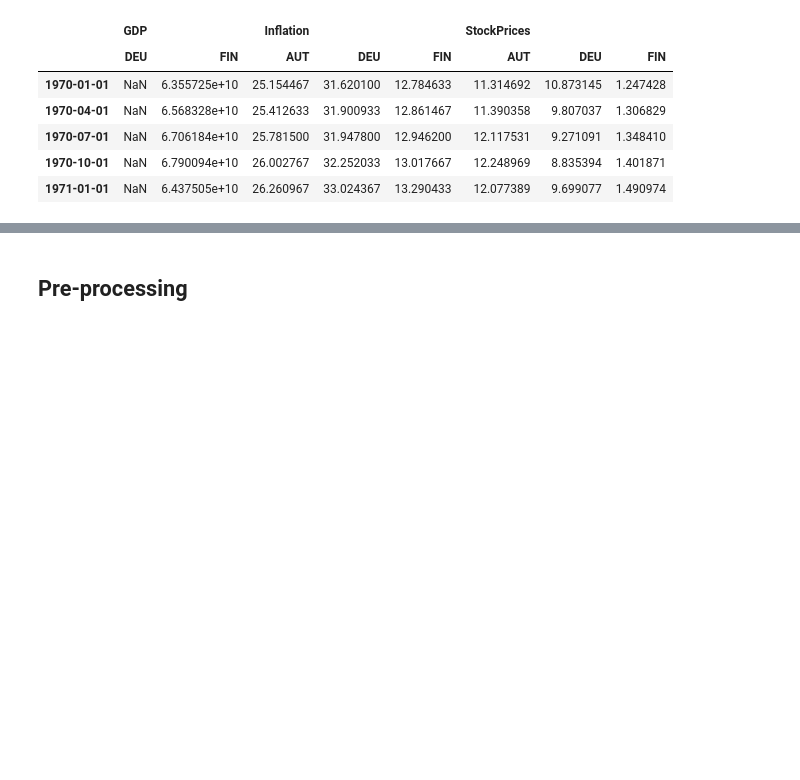
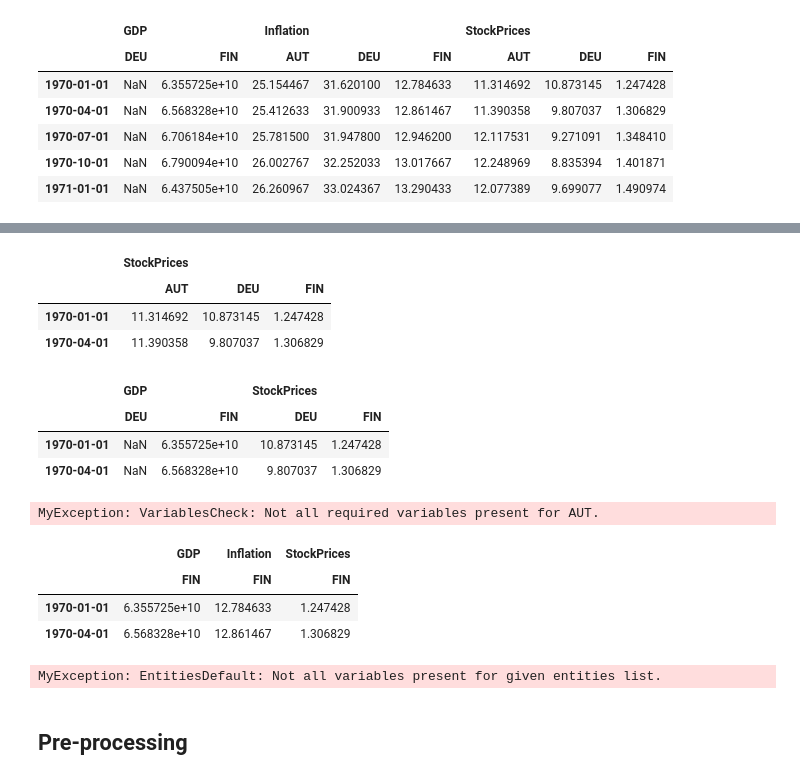
Before and after one commit to vvoutilainen/MTSDataModel, a Jupyter notebook: examples/sample_examples.ipynb, the cells around one changed output, grey strips where cells are left out. Saved outputs shown, nothing was run; the diff lists cells and outputs as text; code cells hidden in the pictures; blank space fills up the shorter version.

```diff
--- a/examples/sample_examples.ipynb
+++ b/examples/sample_examples.ipynb
@@ -35,3 +38,41 @@ df.head()
+# %%
+# Get variable StockPrices for entities AUT, DEU, and FIN
+do.GetVariables(['StockPrices']).head(2)
+# %% [output]
+|  | StockPrices |  |  |
+|  | AUT | DEU | FIN |
+| 1970-01-01 | 11.314692 | 10.873145 | 1.247428 |
+| 1970-04-01 | 11.390358 | 9.807037 | 1.306829 |
+# %%
+# Get variable StockPrices and GDP by implicitly selecting entities.
+# GDP not present for AUT, hence what will be returned are variables
+# for DEU and FIN only!
+do.GetVariables(['StockPrices','GDP']).head(2)
+# %% [output]
+|  | GDP |  | StockPrices |  |
+|  | DEU | FIN | DEU | FIN |
+| 1970-01-01 | NaN | 6.355725e+10 | 10.873145 | 1.247428 |
+| 1970-04-01 | NaN | 6.568328e+10 | 9.807037 | 1.306829 |
+# %%
+# When entity list is passed in explicitly, it is required that
+# inputted variables are present for all entities, If this is not
+# the case, an error will be thrown.
+do.GetVariables(['StockPrices','GDP'], entities=['FIN','AUT']).head(2)
+# %% [output]
+MyException: VariablesCheck: Not all required variables present for AUT.
+# %%
+# Variables only for FIN.
+do.GetVariables(['StockPrices','GDP','Inflation'], entities=['FIN']).head(2)
+# %% [output]
+|  | GDP | Inflation | StockPrices |
+|  | FIN | FIN | FIN |
+| 1970-01-01 | 6.355725e+10 | 12.784633 | 1.247428 |
+| 1970-04-01 | 6.568328e+10 | 12.861467 | 1.306829 |
+# %%
+# This will throw an error: variable Credit does not exist in data.
+do.GetVariables(['Credit'])
+# %% [output]
+MyException: EntitiesDefault: Not all variables present for given entities list.
 # %% [markdown]
 ## Pre-processing
 # %% [markdown]
```
Also changed, not shown: parts of 7 cells of this notebook, 3 other files.
